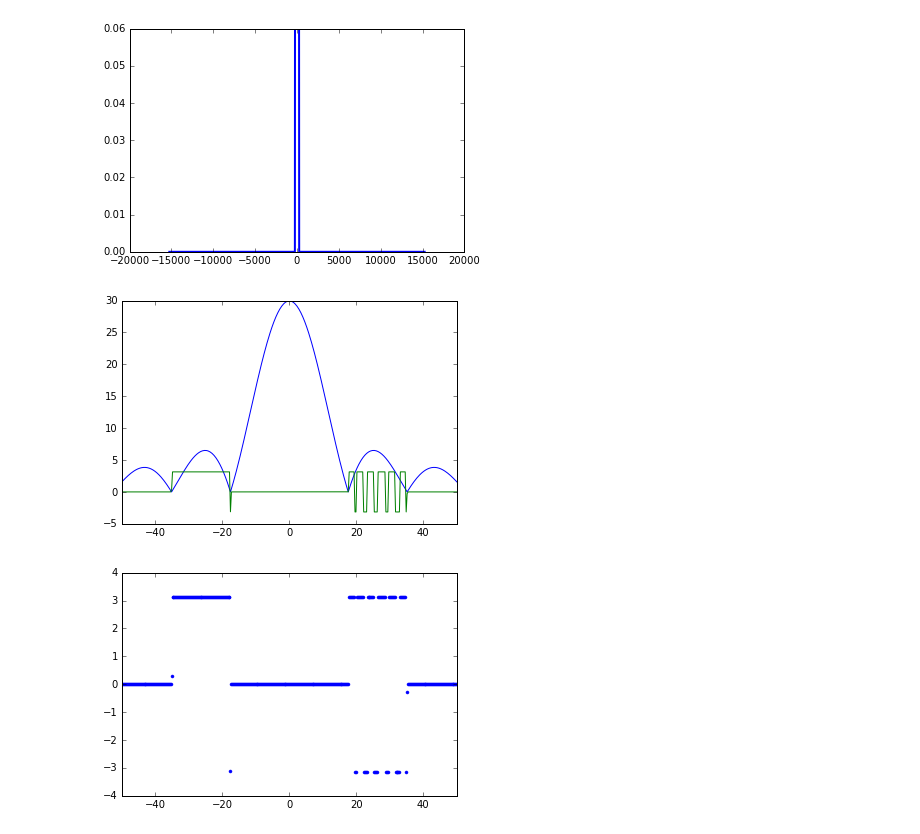
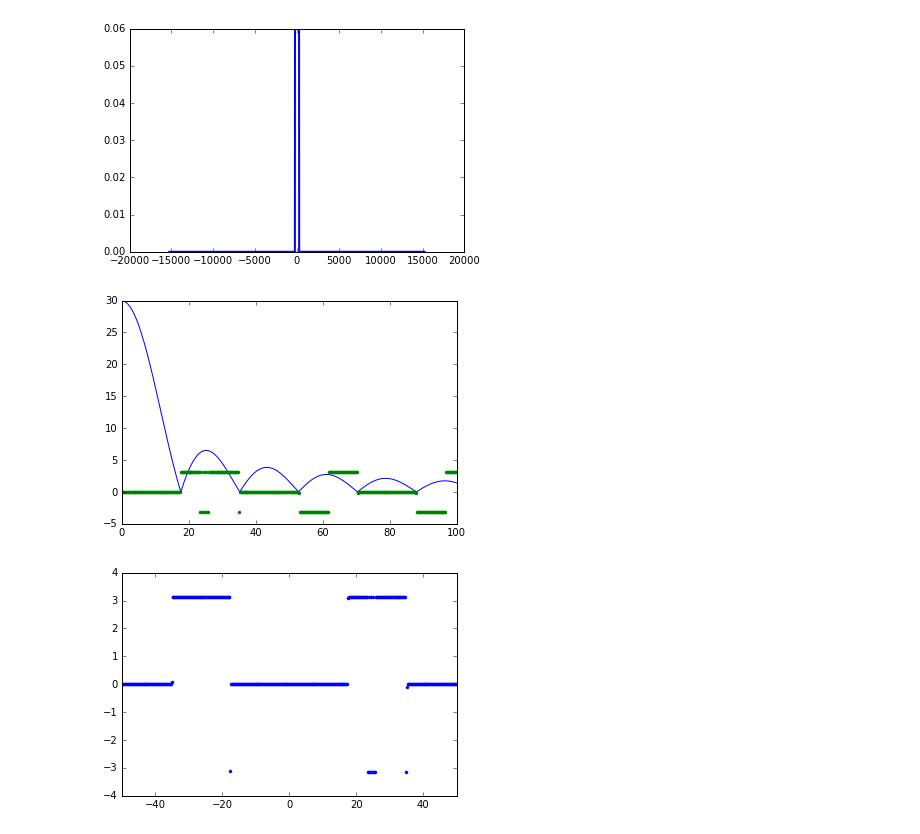
Before and after one commit to kmdouglass/simmla, a Jupyter notebook: publication_data/Basic 1D Simulation - Plane wave incidence.ipynb, the cells around one changed output. Cells and saved outputs as stored; diff of their text form; code cells hidden in the pictures.

```diff
--- a/publication_data/Basic 1D Simulation - Plane wave incidence.ipynb
+++ b/publication_data/Basic 1D Simulation - Plane wave incidence.ipynb
@@ -256,7 +257,7 @@ plt.show()
 # %% [output]
 [figure]
 # %%
-grid3  = grids.GridArray(61, 100001, 61 * 500, wavelength, focalLength, dim = 1)
+grid3  = grids.GridArray(61, 10001, 61 * 500, wavelength, focalLength, dim = 1)
 field3 = uIn(grid3.px)
 field3[np.logical_or(grid3.px < -250, grid3.px > 250)] = 0
 # %%
@@ -268,14 +269,14 @@ plt.show()
 F = (grid3.px[1] - grid3.px[0])*np.fft.fftshift(np.fft.fft(np.fft.ifftshift(field3)))
 # %%
 plt.plot(grid3.pX, np.abs(F))
-plt.plot(grid3.pX, np.angle(F))
-plt.xlim(-50,50)
+plt.plot(grid3.pX, np.angle(F),'.')
+plt.xlim(0,100)
 plt.show()
 # %% [output]
-[figure, old version]
+[figure, new version]
 # %%
 plt.plot(grid3.pX, np.angle(F), '.')
 plt.xlim(-50,50)
 plt.show()
 # %% [output]
-[figure, old version]
+[figure, new version]
```
Also changed, not shown: parts of 3 cells of this notebook.
